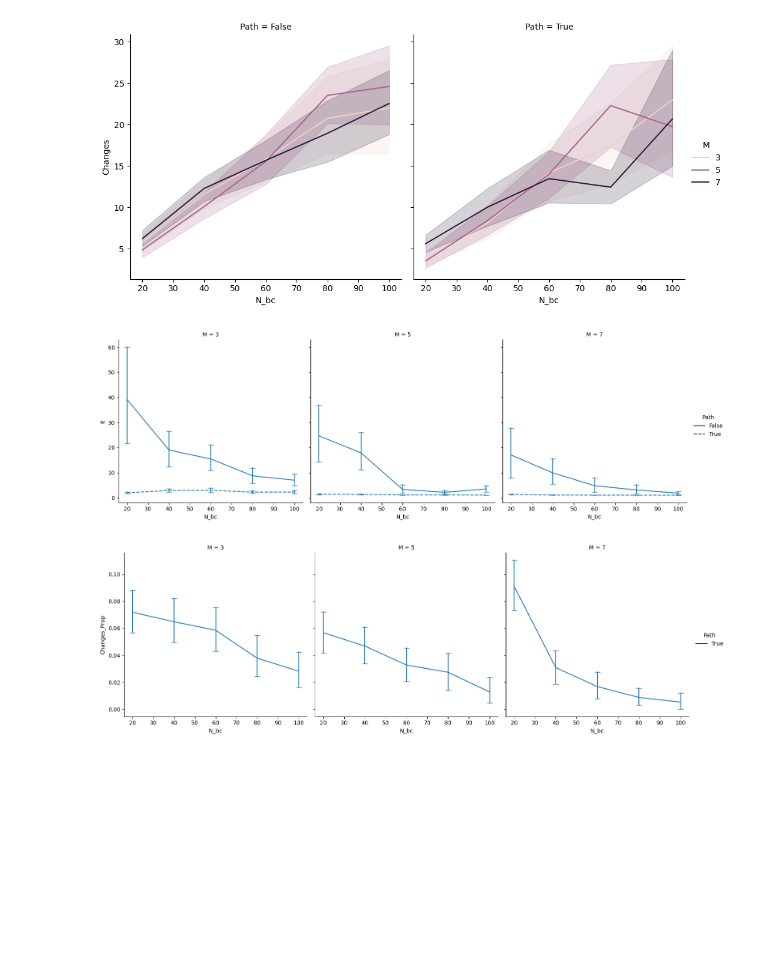
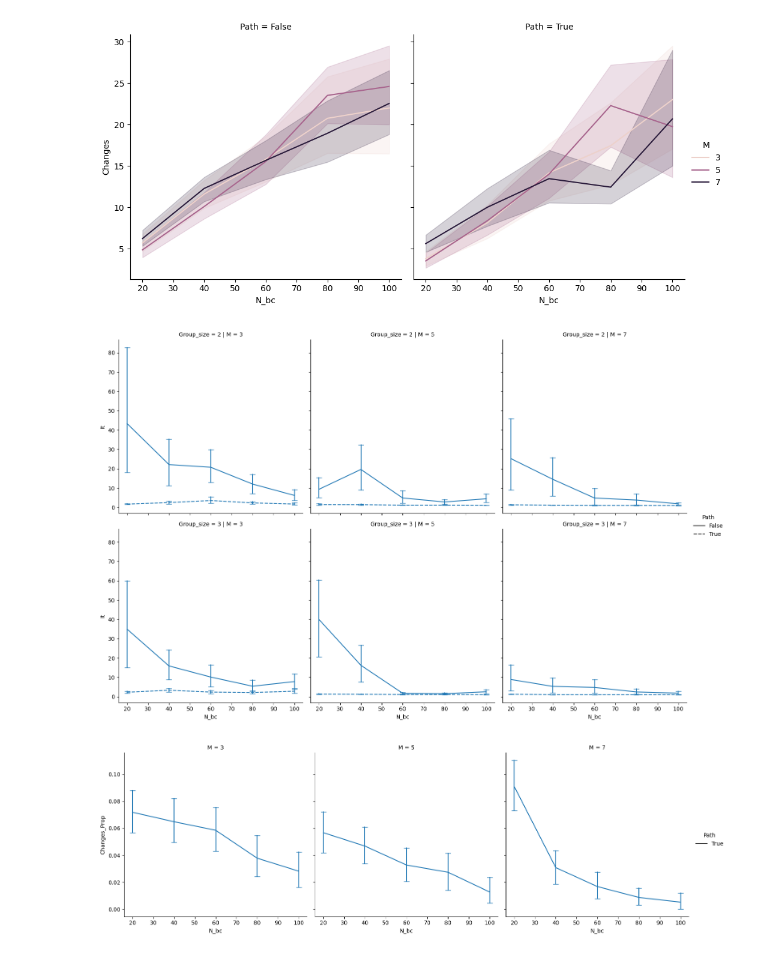
Before and after one commit to yjourdin/these, a Jupyter notebook: plot_results_group_collective.ipynb, the cells around one changed output. Drawn from its saved outputs; the diff is of its cells as text; code cells hidden in the pictures; blank space fills up the shorter version.

```diff
--- a/plot_results_group_collective.ipynb
+++ b/plot_results_group_collective.ipynb
@@ -287,21 +287,21 @@ g = sns.relplot(
 # %%
 g = sns.relplot(
     df,
     x="N_bc",
     y="It",
     # hue="Ko",
-    # row="Group_size",
+    row="Group_size",
     col="M",
     kind="line",
     style="Path",
     errorbar=("ci", 95),
     err_style="bars",
     err_kws={"capsize": 5},
 )
 
 tikzplotlib.save("mytikz.tex", standalone=True)
 # %% [output]
-[figure, old version]
+[figure, new version]
 # %%
 g = sns.relplot(
     dff,
```
Also changed, not shown: parts of 1 cell of this notebook, 7 other files.
